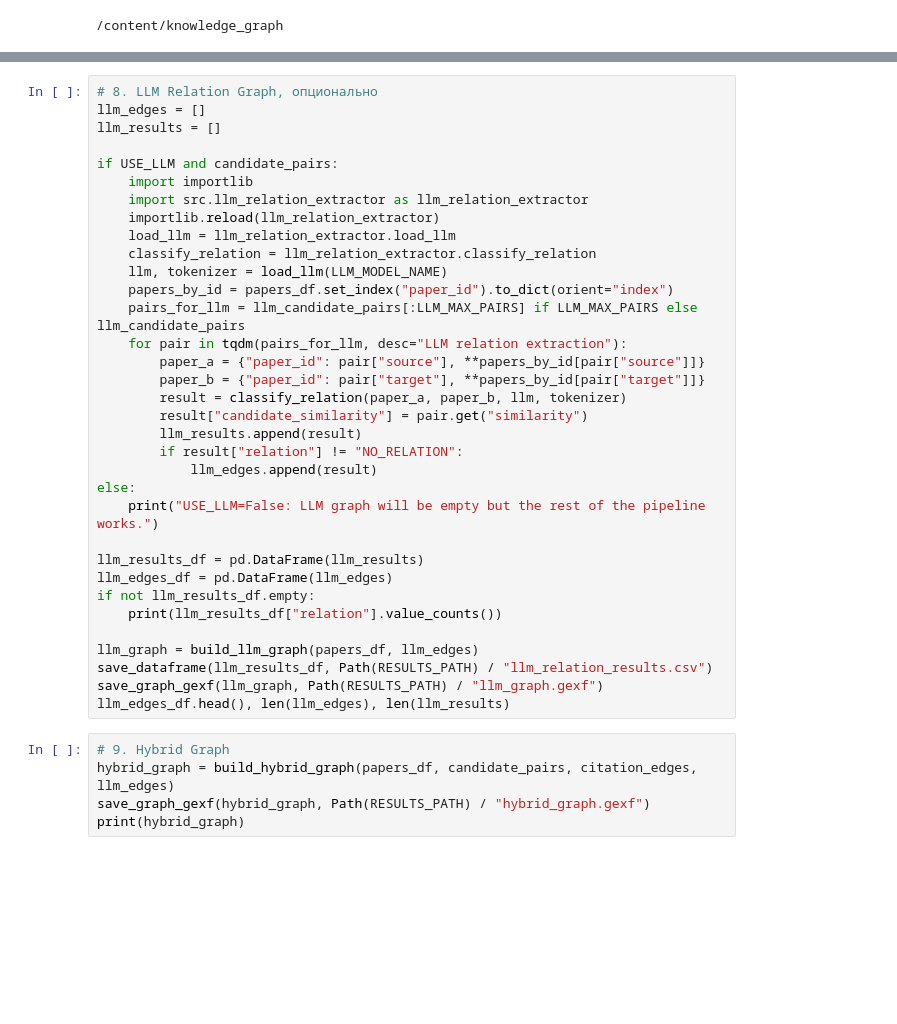
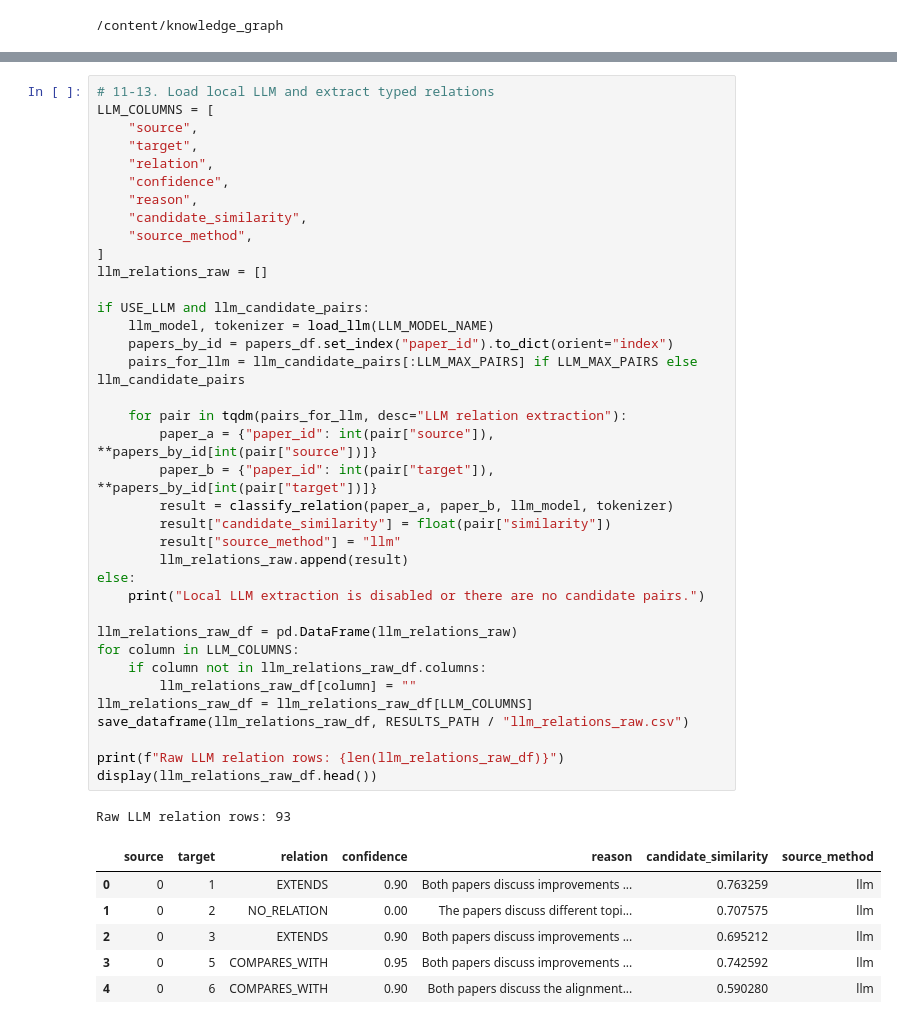
Before and after one commit to Voisan/ML-study, a Jupyter notebook: notebooks/main_pipeline.ipynb, the cells around one changed output, grey strips where cells are left out. Cells and saved outputs as stored; diff of their text form; blank space fills up the shorter version.

```diff
--- a/notebooks/main_pipeline.ipynb
+++ b/notebooks/main_pipeline.ipynb
@@ -132,39 +222,45 @@ pd.DataFrame(citation_edges).head(), len(citation_edges)
 # %%
-# 8. LLM Relation Graph, опционально
-llm_edges = []
-llm_results = []
+# 11-13. Load local LLM and extract typed relations
+LLM_COLUMNS = [
+    "source",
+    "target",
+    "relation",
+    "confidence",
+    "reason",
+    "candidate_similarity",
+    "source_method",
+]
+llm_relations_raw = []
 
-if USE_LLM and candidate_pairs:
-    import importlib
-    import src.llm_relation_extractor as llm_relation_extractor
-    importlib.reload(llm_relation_extractor)
-    load_llm = llm_relation_extractor.load_llm
-    classify_relation = llm_relation_extractor.classify_relation
-    llm, tokenizer = load_llm(LLM_MODEL_NAME)
+if USE_LLM and llm_candidate_pairs:
+    llm_model, tokenizer = load_llm(LLM_MODEL_NAME)
     papers_by_id = papers_df.set_index("paper_id").to_dict(orient="index")
     pairs_for_llm = llm_candidate_pairs[:LLM_MAX_PAIRS] if LLM_MAX_PAIRS else llm_candidate_pairs
+
     for pair in tqdm(pairs_for_llm, desc="LLM relation extraction"):
-        paper_a = {"paper_id": pair["source"], **papers_by_id[pair["source"]]}
-        paper_b = {"paper_id": pair["target"], **papers_by_id[pair["target"]]}
-        result = classify_relation(paper_a, paper_b, llm, tokenizer)
-        result["candidate_similarity"] = pair.get("similarity")
-        llm_results.append(result)
-        if result["relation"] != "NO_RELATION":
-            llm_edges.append(result)
+        paper_a = {"paper_id": int(pair["source"]), **papers_by_id[int(pair["source"])]}
+        paper_b = {"paper_id": int(pair["target"]), **papers_by_id[int(pair["target"])]}
+        result = classify_relation(paper_a, paper_b, llm_model, tokenizer)
+        result["candidate_similarity"] = float(pair["similarity"])
+        result["source_method"] = "llm"
+        llm_relations_raw.append(result)
 else:
-    print("USE_LLM=False: LLM graph will be empty but the rest of the pipeline works.")
+    print("Local LLM extraction is disabled or there are no candidate pairs.")
 
-llm_results_df = pd.DataFrame(llm_results)
-llm_edges_df = pd.DataFrame(llm_edges)
-if not llm_results_df.empty:
-    print(llm_results_df["relation"].value_counts())
+llm_relations_raw_df = pd.DataFrame(llm_relations_raw)
+for column in LLM_COLUMNS:
+    if column not in llm_relations_raw_df.columns:
+        llm_relations_raw_df[column] = ""
+llm_relations_raw_df = llm_relations_raw_df[LLM_COLUMNS]
+save_dataframe(llm_relations_raw_df, RESULTS_PATH / "llm_relations_raw.csv")
 
-llm_graph = build_llm_graph(papers_df, llm_edges)
-save_dataframe(llm_results_df, Path(RESULTS_PATH) / "llm_relation_results.csv")
-save_graph_gexf(llm_graph, Path(RESULTS_PATH) / "llm_graph.gexf")
-llm_edges_df.head(), len(llm_edges), len(llm_results)
+print(f"Raw LLM relation rows: {len(llm_relations_raw_df)}")
+display(llm_relations_raw_df.head())
+# %% [output]
+Raw LLM relation rows: 93
+|  | source | target | relation | confidence | reason | candidate_similarity | source_method |
+| 0 | 0 | 1 | EXTENDS | 0.90 | Both papers discuss improvements ... | 0.763259 | llm |
+| 1 | 0 | 2 | NO_RELATION | 0.00 | The papers discuss different topi... | 0.707575 | llm |
+| 2 | 0 | 3 | EXTENDS | 0.90 | Both papers discuss improvements ... | 0.695212 | llm |
+| 3 | 0 | 5 | COMPARES_WITH | 0.95 | Both papers discuss improvements ... | 0.742592 | llm |
+| 4 | 0 | 6 | COMPARES_WITH | 0.90 | Both papers discuss the alignment... | 0.590280 | llm |
-# %%
-# 9. Hybrid Graph
-hybrid_graph = build_hybrid_graph(papers_df, candidate_pairs, citation_edges, llm_edges)
-save_graph_gexf(hybrid_graph, Path(RESULTS_PATH) / "hybrid_graph.gexf")
-print(hybrid_graph)
```
Also changed, not shown: parts of 25 cells of this notebook.
